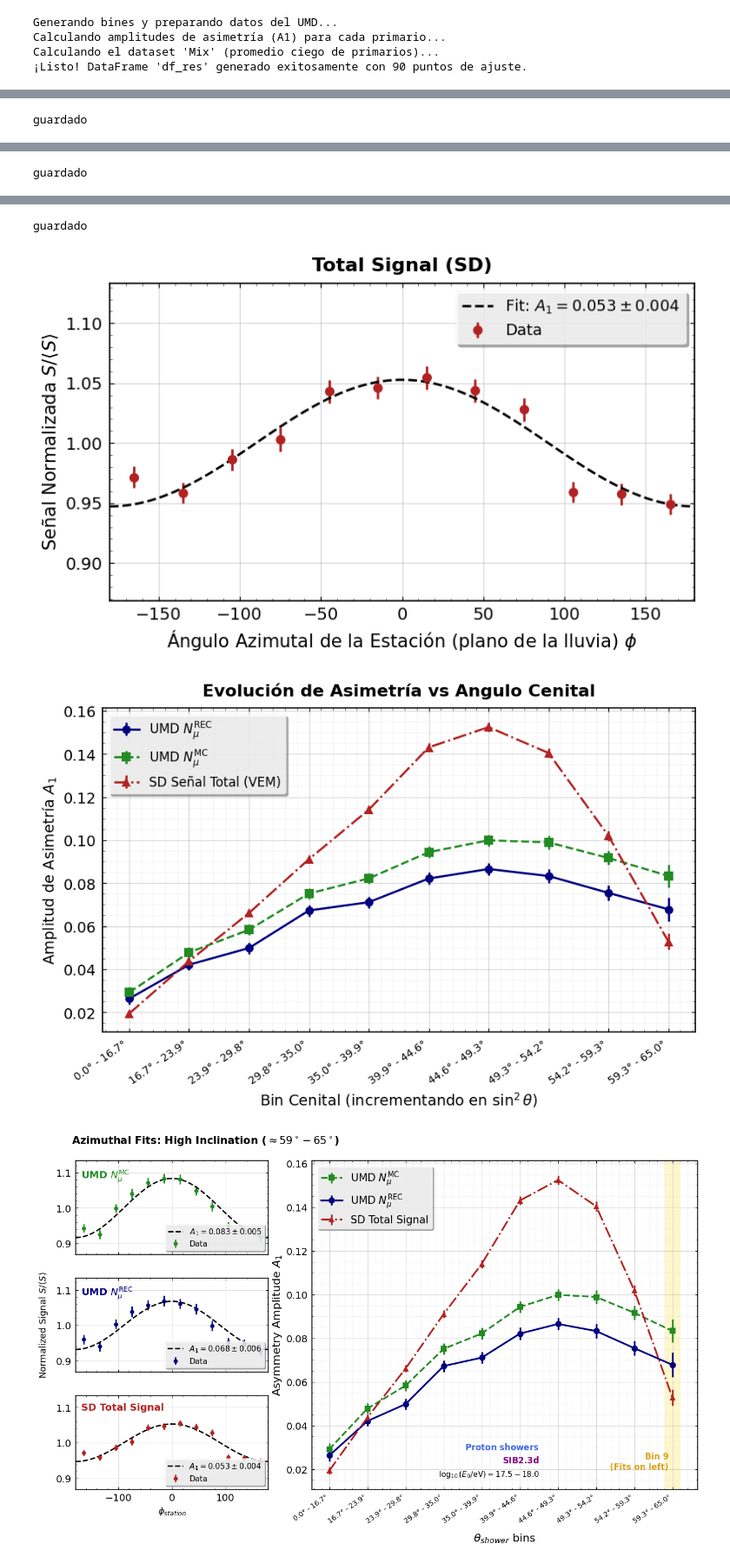
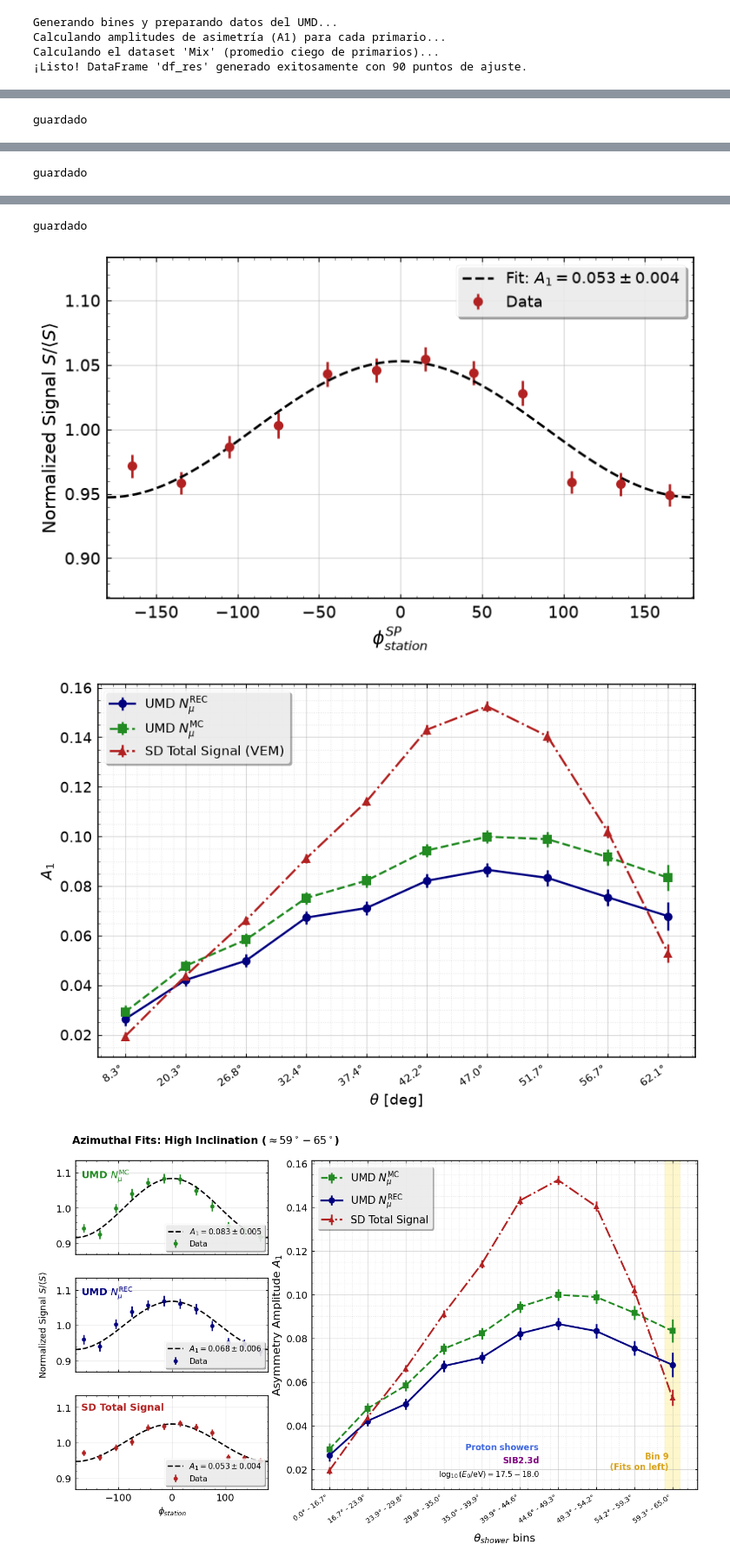
Before and after one commit to Lautaro-Silva/Tesis-de-Licenciatura---ITeDA, a Jupyter notebook: Scripts/Presentacion_Foundations/presentacion_feb_2026_v2.ipynb, the cells around one changed output, grey strips where cells are left out. Shown at 87% size. Cells and saved outputs as stored; diff of their text form; code cells hidden in the pictures.

```diff
--- a/Scripts/Presentacion_Foundations/presentacion_feb_2026_v2.ipynb
+++ b/Scripts/Presentacion_Foundations/presentacion_feb_2026_v2.ipynb
@@ -501,15 +501,14 @@ for i in range(10):
                 x_fit = np.linspace(-180, 180, 100)
                 ax.plot(x_fit, fit_func_deg(x_fit, A1), 'k--', lw=2, label=rf'Fit: $A_1 = {A1:.3f} \pm {A1_err:.3f}$')
 
-                ax.set_title(label, fontsize=16, fontweight='bold', pad=10)
                 ax.set_xlim(-180, 180)
                 ax.set_ylim(y_min, y_max)  # Forzar misma escala en los 3 plots
                 ax.grid(True, which='major', linestyle='-', alpha=0.5)
                 ax.legend(fontsize=13, loc='upper right')
 
                 # Poner labels a todos para que tengan sentido individualmente
-                ax.set_ylabel(r"Señal Normalizada $S / \langle S \rangle$", fontsize=15)
-                ax.set_xlabel(r"Ángulo Azimutal de la Estación (plano de la lluvia) $\phi$", fontsize=15)
+                ax.set_ylabel(r"Normalized Signal $S / \langle S \rangle$", fontsize=15)
+                ax.set_xlabel(r"$\phi^{SP}_{station}$", fontsize=15)
 
                 plt.tight_layout()
                 try:
@@ -546,7 +545,9 @@ s2_bins = np.linspace(np.sin(np.deg2rad(0))**2, np.sin(np.deg2rad(65))**2, 11)
 
 # --- CÓDIGO NUEVO: Calcular bordes y armar labels ---
 theta_edges = np.rad2deg(np.arcsin(np.sqrt(s2_bins)))
-theta_labels = [f"{theta_edges[k]:.1f}° - {theta_edges[k+1]:.1f}°" for k in range(10)]
+
+theta_centers = (theta_edges[:-1] + theta_edges[1:]) / 2
+theta_labels = [f"{theta:.1f}°" for theta in theta_centers]
 # ----------------------------------------------------
 
 df_guia['theta_bin_idx'] = pd.cut(df_guia['theta_REC'], bins=theta_edges, labels=False)
@@ -559,16 +560,15 @@ fig3, ax_ev = plt.subplots(figsize=(9, 6))
 
 ax_ev.errorbar(evol_theta, evol_a1_umd_rec, yerr=evol_err_umd_rec, fmt='o-', color='navy', label=r'UMD $N_\mu^{\mathrm{REC}}$')
 ax_ev.errorbar(evol_theta, evol_a1_umd_mc, yerr=evol_err_umd_mc, fmt='s--', color='forestgreen', label=r'UMD $N_\mu^{\mathrm{MC}}$')
-ax_ev.errorbar(evol_theta, evol_a1_sd, yerr=evol_err_sd, fmt='^-.', color='firebrick', label='SD Señal Total (VEM)')
+ax_ev.errorbar(evol_theta, evol_a1_sd, yerr=evol_err_sd, fmt='^-.', color='firebrick', label='SD Total Signal (VEM)')
 
 # Fijamos las posiciones de los ticks en los índices (0 a 9) y aplicamos los labels rotados
 ax_ev.set_xticks(evol_theta)
 ax_ev.set_xticklabels(theta_labels, rotation=35, ha='right', fontsize=10)
 # --- FIN MODIFICACIÓN ---
 
-ax_ev.set_xlabel(r"Bin Cenital (incrementando en $\sin^2\theta$)", fontsize=14)
-ax_ev.set_ylabel(r"Amplitud de Asimetría $A_1$", fontsize=14)
-ax_ev.set_title("Evolución de Asimetría vs Angulo Cenital", fontsize=16, fontweight='bold', pad=12)
+ax_ev.set_xlabel(r"$\theta$ [deg]", fontsize=14)
+ax_ev.set_ylabel(r"$A_1$", fontsize=14)
 
 ax_ev.grid(True, which='major', linestyle='-', alpha=0.5)
 ax_ev.grid(True, which='minor', linestyle=':', alpha=0.3)
@@ -596,6 +596,6 @@ guardado
 guardado
-[figure, old version]
+[figure, new version]
-[figure, old version]
+[figure, new version]
 # %%
 # =========================================================================
 # CELDA: SD vs UMD - ALL-IN-ONE MASTER PLOT (PRESENTATION STYLE)
```
Also changed, not shown: parts of 5 cells of this notebook, 12 other files.
